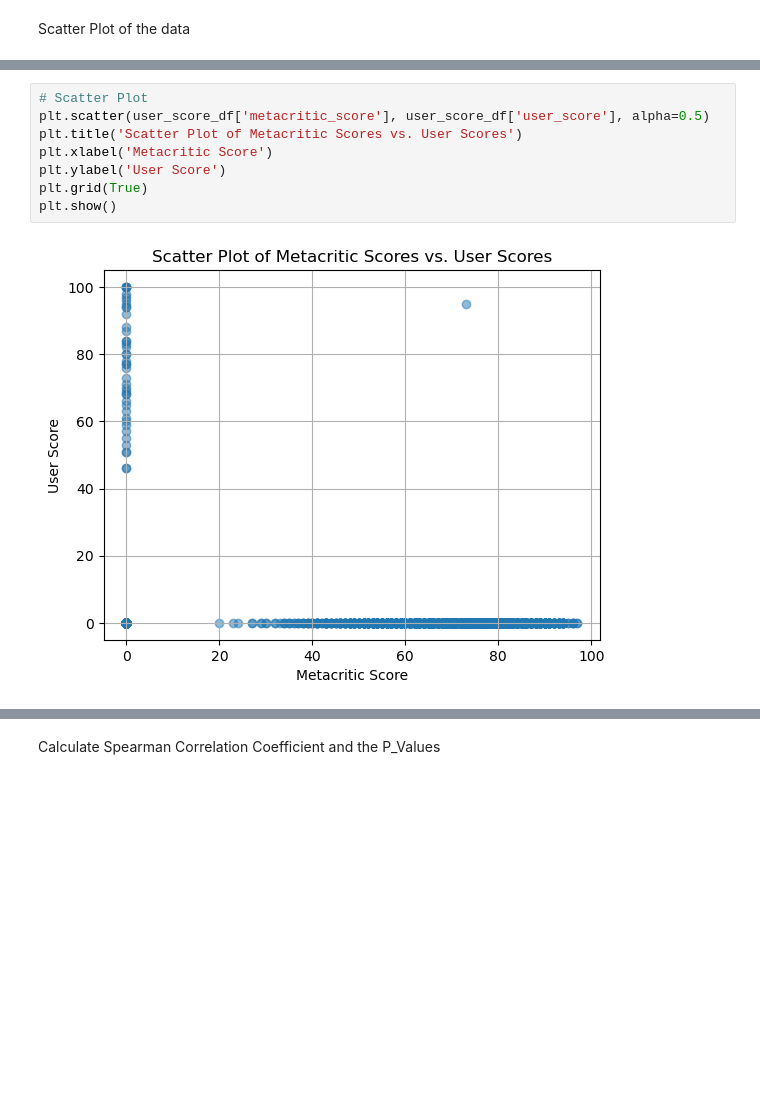
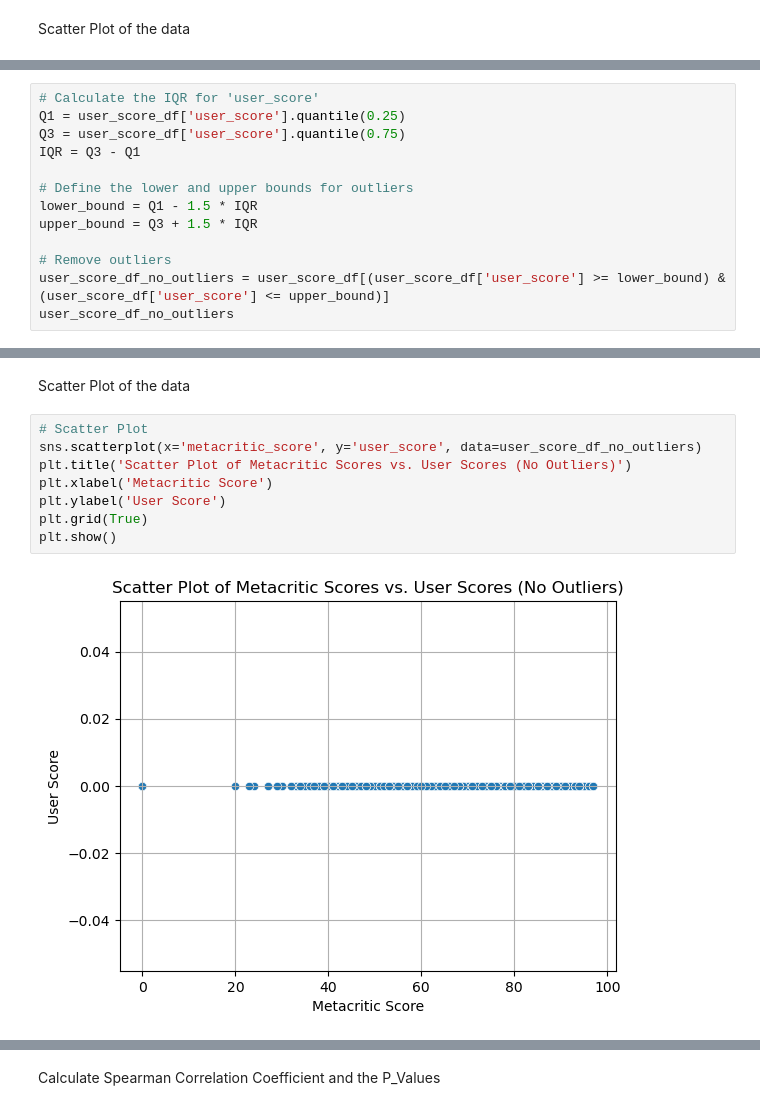
Before and after one commit to AlexOrtiz5/Games-Study, a Jupyter notebook: notebook/hypotesis_testing.ipynb, the cells around one changed output, grey strips where cells are left out. Cells and saved outputs as stored; diff of their text form; blank space fills up the shorter version.

```diff
--- a/notebook/hypotesis_testing.ipynb
+++ b/notebook/hypotesis_testing.ipynb
@@ -249,0 +386,13 @@ Scatter Plot of the data
+# %%
+# Calculate the IQR for 'user_score'
+Q1 = user_score_df['user_score'].quantile(0.25)
+Q3 = user_score_df['user_score'].quantile(0.75)
+IQR = Q3 - Q1
+
+# Define the lower and upper bounds for outliers
+lower_bound = Q1 - 1.5 * IQR
+upper_bound = Q3 + 1.5 * IQR
+
+# Remove outliers
+user_score_df_no_outliers = user_score_df[(user_score_df['user_score'] >= lower_bound) & (user_score_df['user_score'] <= upper_bound)]
+user_score_df_no_outliers
@@ -250,10 +425,12 @@ Scatter Plot of the data
+# %% [markdown]
+Scatter Plot of the data
 # %%
 # Scatter Plot
-plt.scatter(user_score_df['metacritic_score'], user_score_df['user_score'], alpha=0.5)
-plt.title('Scatter Plot of Metacritic Scores vs. User Scores')
+sns.scatterplot(x='metacritic_score', y='user_score', data=user_score_df_no_outliers)
+plt.title('Scatter Plot of Metacritic Scores vs. User Scores (No Outliers)')
 plt.xlabel('Metacritic Score')
 plt.ylabel('User Score')
 plt.grid(True)
 plt.show()
 # %% [output]
-[figure, old version]
+[figure, new version]
```
Also changed, not shown: parts of 58 cells of this notebook.
